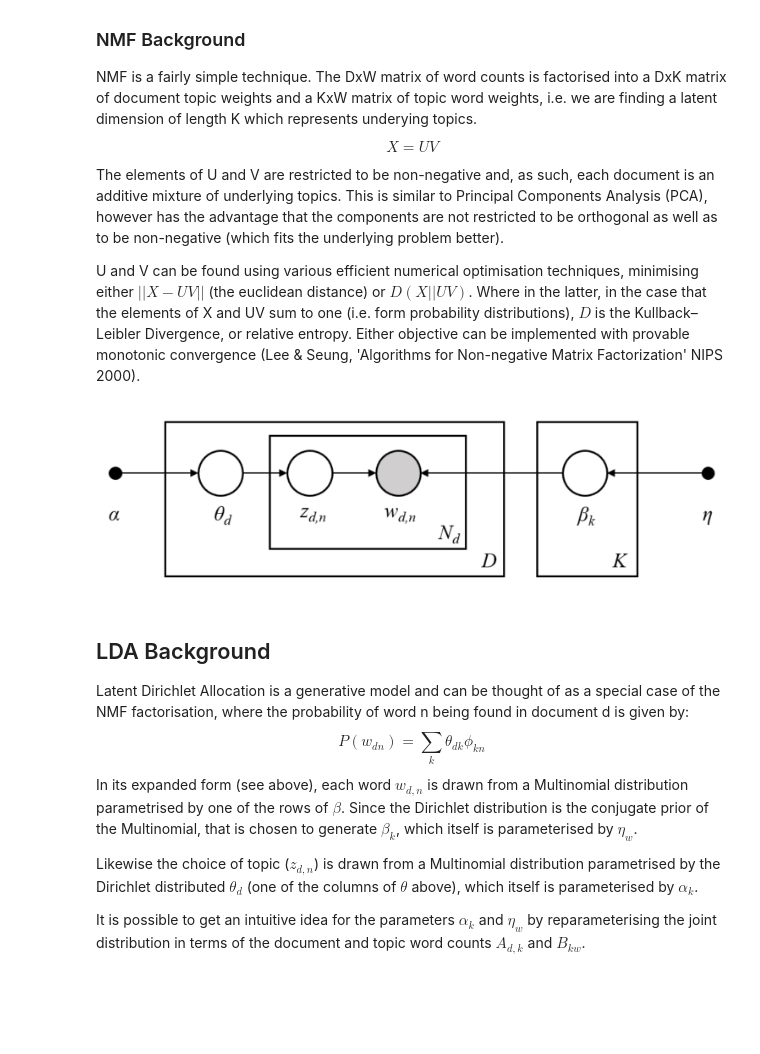
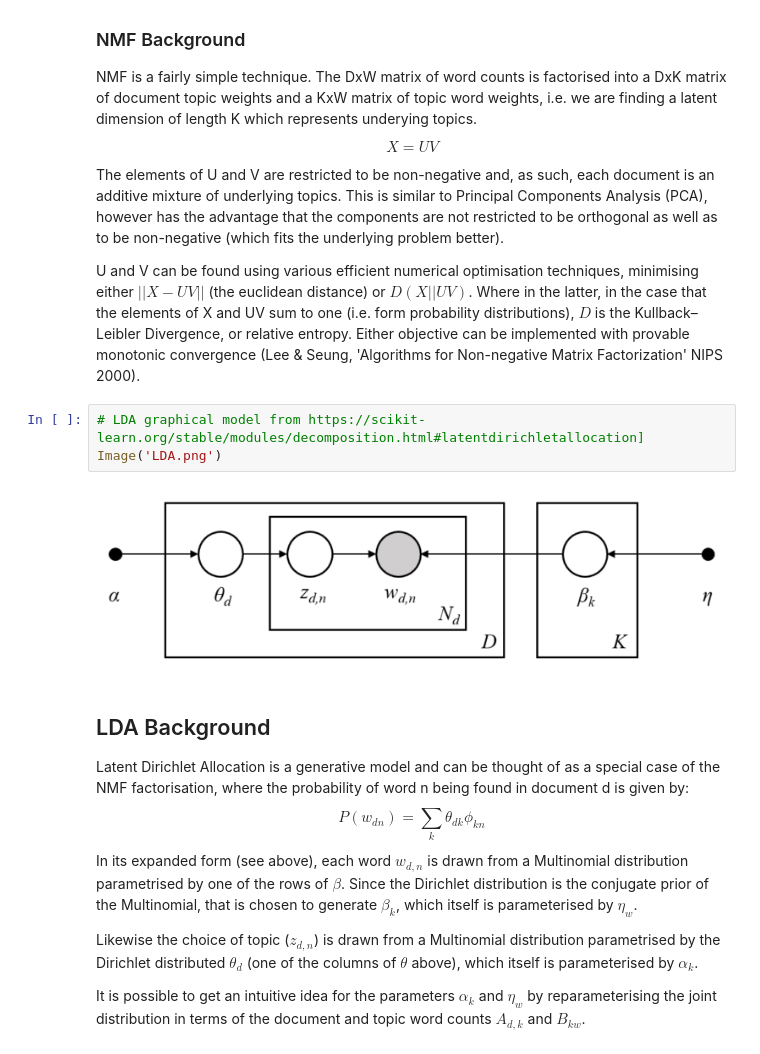
Before and after one commit to usul83/presidents, a Jupyter notebook: main_script.ipynb, the cells around one changed output. Drawn from its saved outputs; the diff is of its cells as text; blank space fills up the shorter version.

Commit message:
graph

```diff
--- a/main_script.ipynb
+++ b/main_script.ipynb
@@ -295,8 +296,11 @@ $$ X = UV$$
 The elements of U and V are restricted to be non-negative and, as such, each document is an additive mixture of underlying topics. This is similar to Principal Components Analysis (PCA), however has the advantage that the components are not restricted to be orthogonal as well as to be non-negative (which fits the underlying problem better).
 
 U and V can be found using various efficient numerical optimisation techniques, minimising either $||X-UV||$ (the euclidean distance) or $D(X||UV)$. Where in the latter, in the case that the elements of X and UV sum to one (i.e. form probability distributions), $D$ is the Kullback–Leibler Divergence, or relative entropy. Either objective can be implemented with provable monotonic convergence (Lee & Seung, 'Algorithms for Non-negative Matrix Factorization' NIPS 2000).
-# %% [markdown]
-![Screenshot%202020-01-28%20at%2012.21.39.png](attachment:Screenshot%202020-01-28%20at%2012.21.39.png)
+# %%
+# LDA graphical model from https://scikit-learn.org/stable/modules/decomposition.html#latentdirichletallocation]
+Image('LDA.png')
+# %% [output]
+[figure, added]
 # %% [markdown]
 ## LDA Background
 Latent Dirichlet Allocation is a generative model and can be thought of as a special case of the NMF factorisation, where the probability of word n being found in document d is given by:
```
Also changed, not shown: parts of 1 cell of this notebook, 1 other file.
